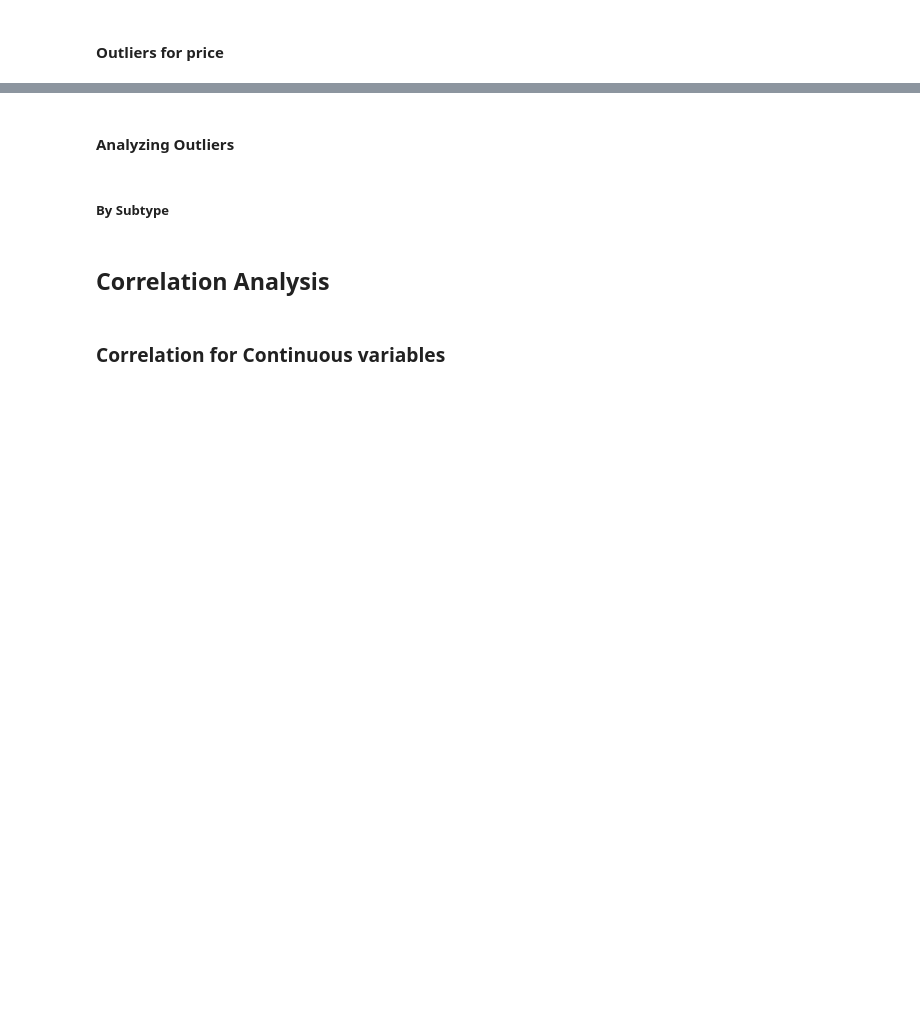
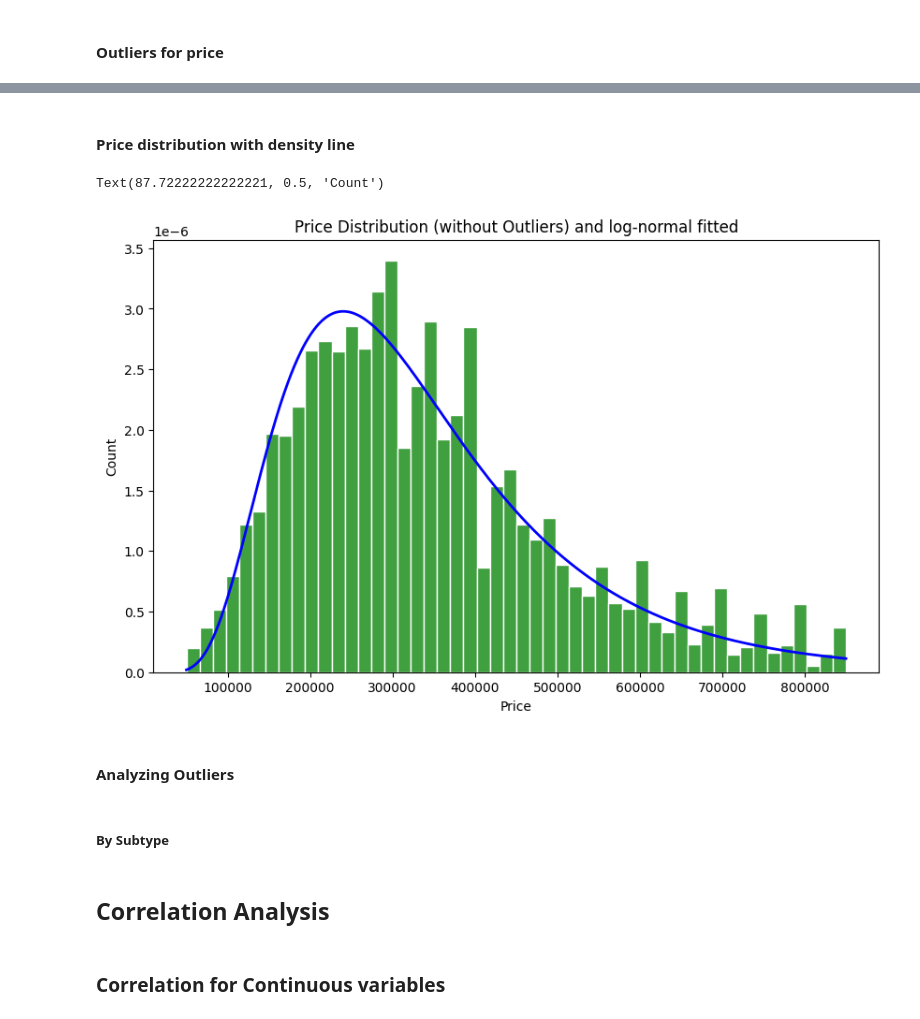
Before and after one commit to hermstefanny/immo-eliza-analysis, a Jupyter notebook: eda_draft.ipynb, the cells around one changed output, grey strips where cells are left out. Cells and saved outputs as stored; diff of their text form; code cells hidden in the pictures; blank space fills up the shorter version.

Commit message:
Added density line to price histogram and saved images

```diff
--- a/eda_draft.ipynb
+++ b/eda_draft.ipynb
@@ -13,5 +14,5 @@ from clean_immo_datasetV2 import encode_categorical_features, preprocess_missing
 # %%
-file_path = 'cleaned_real_estate_data.csv'
+file_path = 'ml_ready_real_estate_data.csv'
 raw_df = import_csv_data(file_path)
 raw_df
 # %% [output]
@@ -78,3 +190,24 @@ plt.show()
+# %% [markdown]
+#### Price distribution with density line
+# %%
+data_price_ml = df_wo_price_outliers['price']
+# %%
+plt.figure(figsize=(10, 6))
+sns.histplot(data_price_ml, bins=50, stat='density', color='green', edgecolor='white')
+
+shape, loc, scale = lognorm.fit(data_price_ml, floc=0)
+
+x = np.linspace(data_price_ml.min(), data_price_ml.max(), 1000)
+pdf = lognorm.pdf(x, shape, loc=loc, scale=scale)
+
+plt.plot(x, pdf, 'b', linewidth=2, label='Log-normal fit')
+plt.title('Price Distribution (without Outliers) and log-normal fitted')
+plt.savefig('images/price_distribution_wout_outliers_log_normal.png')
+plt.xlabel('Price')
+plt.ylabel('Count')
+# %% [output]
+Text(87.72222222222221, 0.5, 'Count')
+[figure, added]
 # %% [markdown]
 #### Analyzing Outliers
 # %% [markdown]
```
Also changed, not shown: parts of 18 cells of this notebook, 4 other files.
